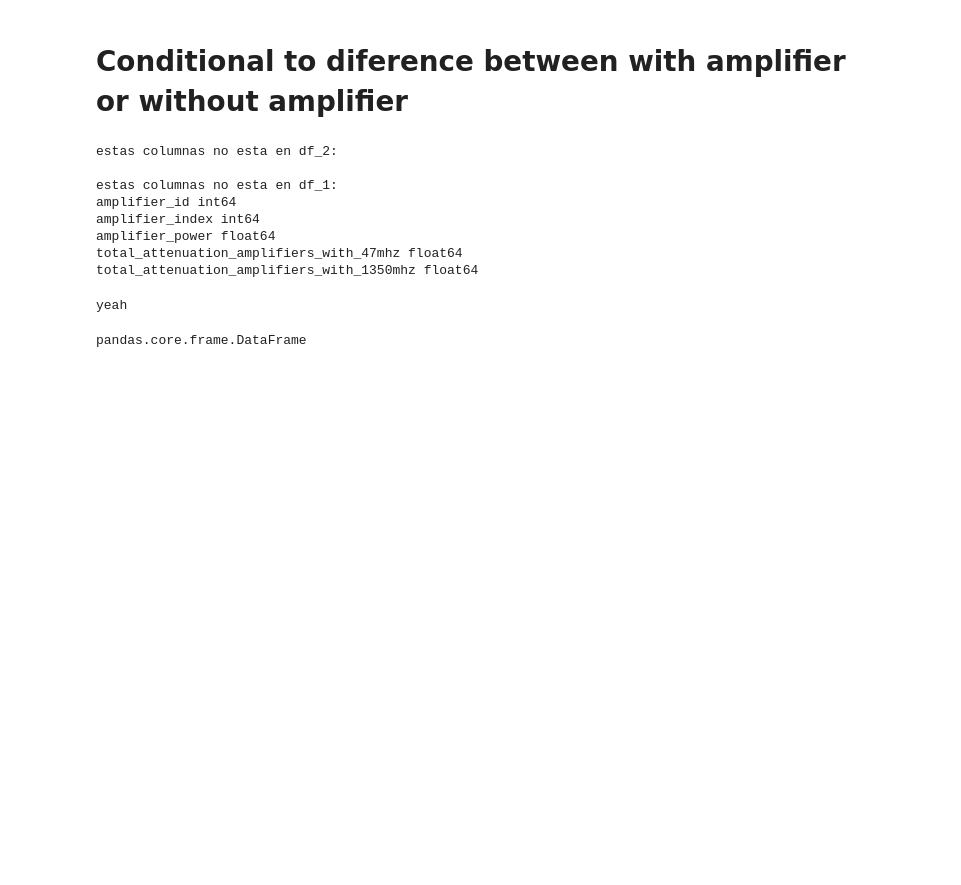
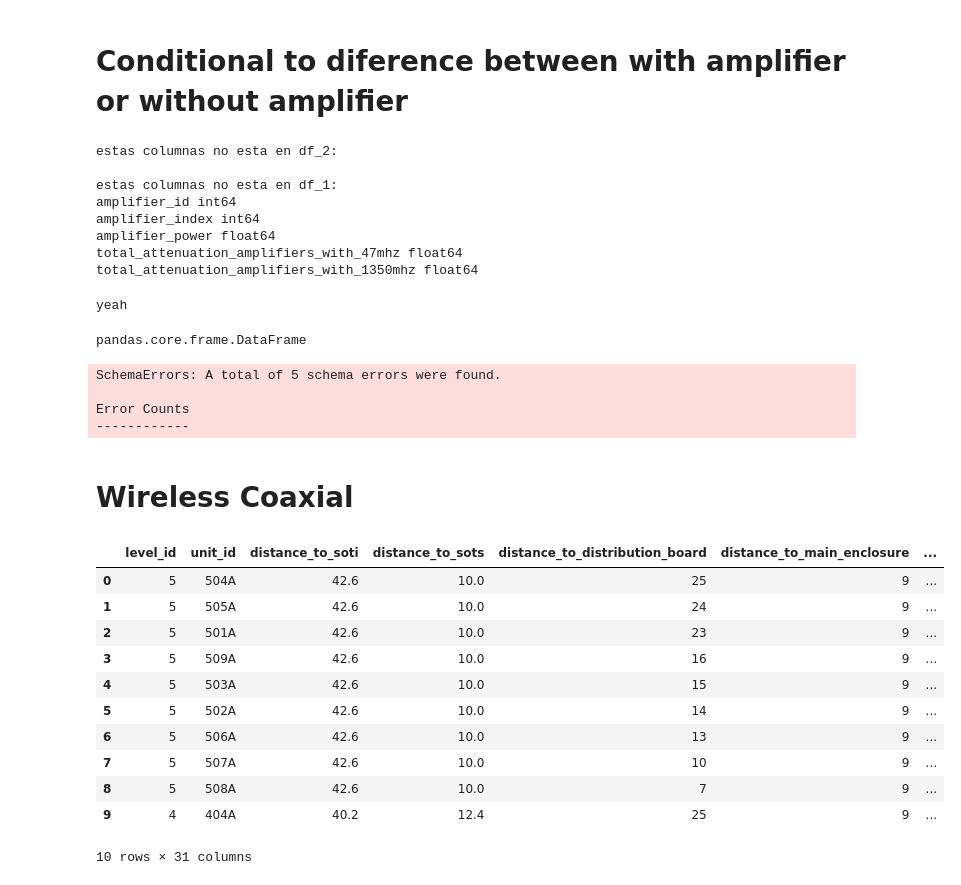
Before and after one commit to joelbarranteswin/1.__Dustin__, a Jupyter notebook: 14. Pandera/100_practice.ipynb, the cells around one changed output. Drawn from its saved outputs; the diff is of its cells as text; code cells hidden in the pictures; blank space fills up the shorter version.

```diff
--- a/14. Pandera/100_practice.ipynb
+++ b/14. Pandera/100_practice.ipynb
@@ -263,3 +263,28 @@ yeah
 type(schema.validate(df_wired_coaxial_with_amplifier, lazy=True))
 # %% [output]
 pandas.core.frame.DataFrame
+# %%
+data_schema = schema.validate(df_wired_coaxial, lazy=True)
+# %% [output]
+SchemaErrors: A total of 5 schema errors were found.
+
+Error Counts
+------------
+# %% [markdown]
+# Wireless Coaxial
+# %%
+df_wireless_coaxial = pandas.read_excel('./dataframe_wireless_coaxial.xlsx', sheet_name='smatv-backbones-op-1')
+df_wireless_coaxial.head(10)
+# %% [output]
+|  | level_id | unit_id | distance_to_soti | distance_to_sots | distance_to_distribution_board | distance_to_main_enclosure | ... |
+| 0 | 5 | 504A | 42.6 | 10.0 | 25 | 9 | ... |
+| 1 | 5 | 505A | 42.6 | 10.0 | 24 | 9 | ... |
+| 2 | 5 | 501A | 42.6 | 10.0 | 23 | 9 | ... |
+| 3 | 5 | 509A | 42.6 | 10.0 | 16 | 9 | ... |
+| 4 | 5 | 503A | 42.6 | 10.0 | 15 | 9 | ... |
+| 5 | 5 | 502A | 42.6 | 10.0 | 14 | 9 | ... |
+| 6 | 5 | 506A | 42.6 | 10.0 | 13 | 9 | ... |
+| 7 | 5 | 507A | 42.6 | 10.0 | 10 | 9 | ... |
+| 8 | 5 | 508A | 42.6 | 10.0 | 7 | 9 | ... |
+| 9 | 4 | 404A | 40.2 | 12.4 | 25 | 9 | ... |
+10 rows × 31 columns
```
Also changed, not shown: parts of 8 cells of this notebook.
